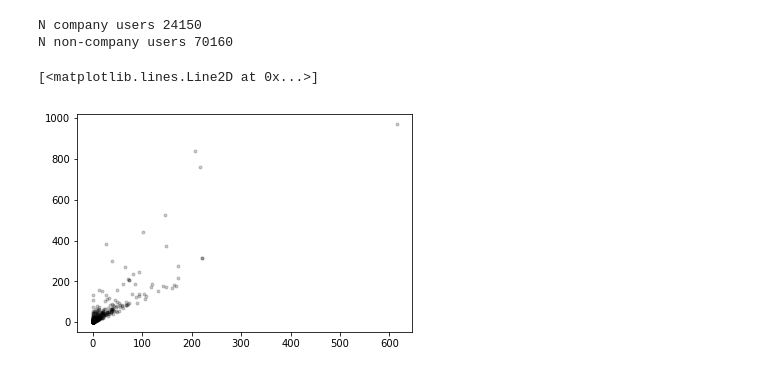
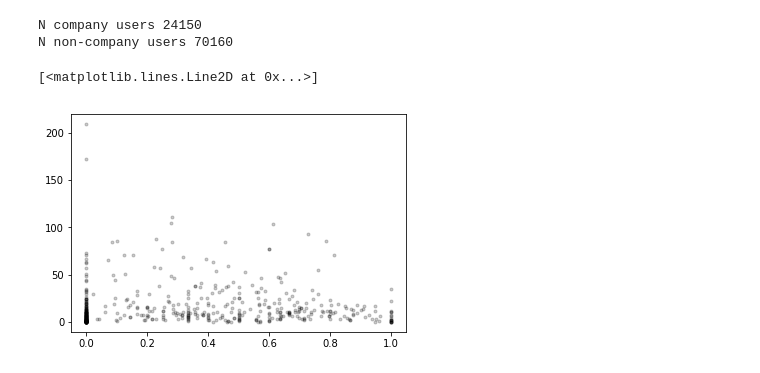
Before and after one commit to bps10/github-churn, a Jupyter notebook: Data_exploration.ipynb, the cells around one changed output. Drawn from its saved outputs; the diff is of its cells as text; code cells hidden in the pictures.

```diff
--- a/Data_exploration.ipynb
+++ b/Data_exploration.ipynb
@@ -207,9 +207,12 @@ print('N non-company users {0}'.format(len(noncompany_users)))
 N company users 24150
 N non-company users 70160
 # %%
-plt.plot(noncompany_users[:500].PushEvent_count,
-         noncompany_users[:500].frequency,
+nusers = 500
+plt.plot((noncompany_users[:nusers].PushEvent_count) / noncompany_users[:nusers].frequency,
+         noncompany_users[:nusers].public_repos_count,
          'k.', alpha=0.2)
+
+#plt.ylim([0, 75])
 # %% [output]
 [<matplotlib.lines.Line2D at 0x...>]
-[figure, old version]
+[figure, new version]
```
Also changed, not shown: parts of 1 cell of this notebook, 3 other files.
